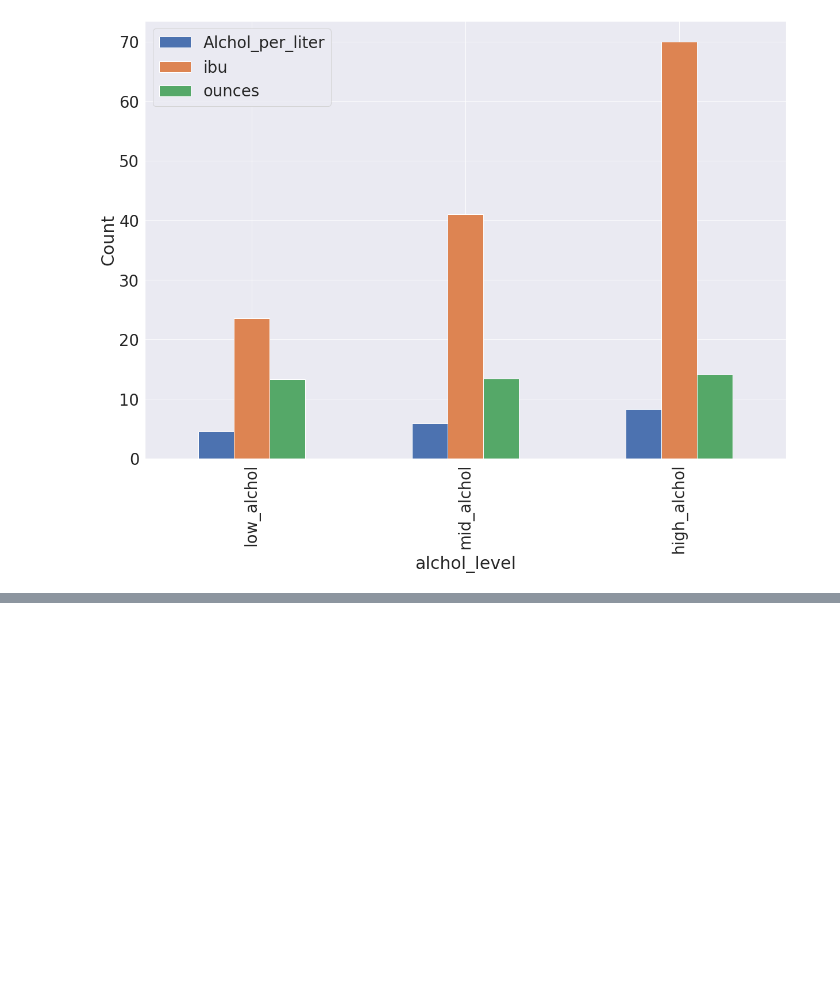
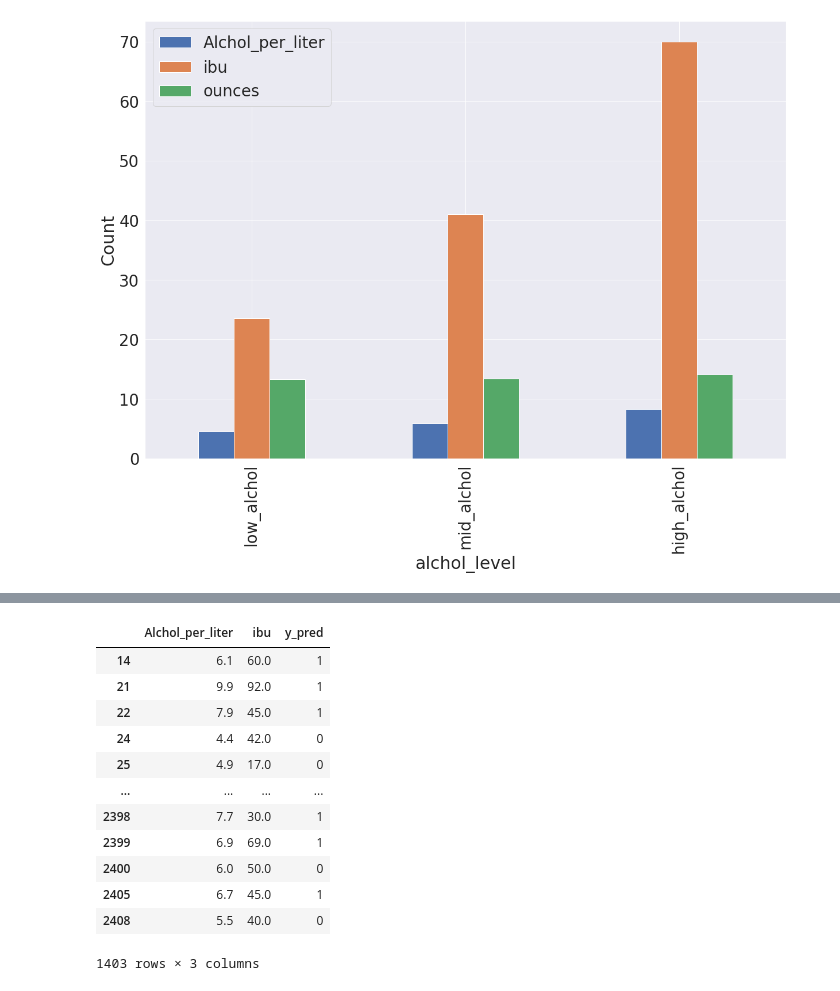
Before and after one commit to Alan-Hans/Portafolio-DataScientist, a Jupyter notebook: Beer_analize.ipynb, the cells around one changed output, grey strips where cells are left out. Saved outputs shown, nothing was run; the diff lists cells and outputs as text; code cells hidden in the pictures; blank space fills up the shorter version.

```diff
--- a/Beer_analize.ipynb
+++ b/Beer_analize.ipynb
@@ -237,0 +303,17 @@ plt.show()
+# %%
+x['y_pred'] = y_pred
+x
+# %% [output]
+|  | Alchol_per_liter | ibu | y_pred |
+| 14 | 6.1 | 60.0 | 1 |
+| 21 | 9.9 | 92.0 | 1 |
+| 22 | 7.9 | 45.0 | 1 |
+| 24 | 4.4 | 42.0 | 0 |
+| 25 | 4.9 | 17.0 | 0 |
+| ... | ... | ... | ... |
+| 2398 | 7.7 | 30.0 | 1 |
+| 2399 | 6.9 | 69.0 | 1 |
+| 2400 | 6.0 | 50.0 | 0 |
+| 2405 | 6.7 | 45.0 | 1 |
+| 2408 | 5.5 | 40.0 | 0 |
+1403 rows × 3 columns
```
Also changed, not shown: parts of 11 cells of this notebook.
